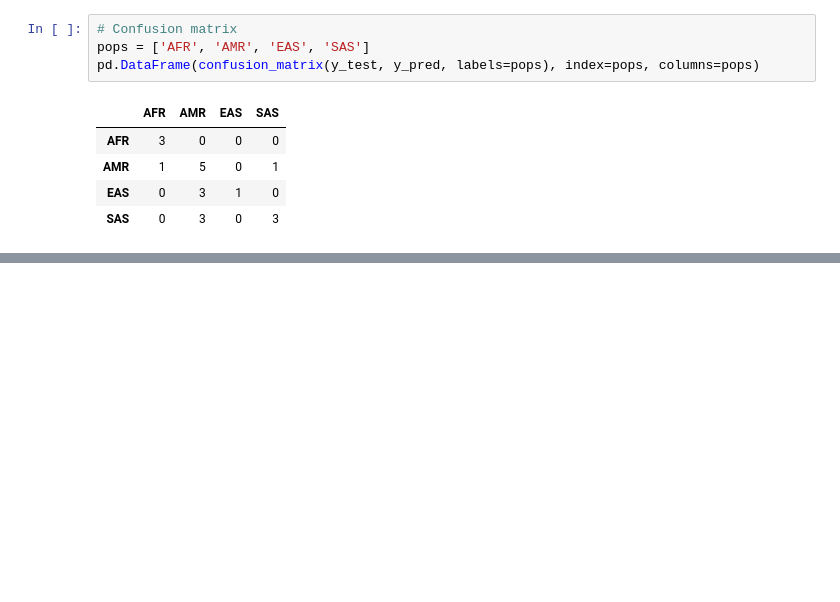
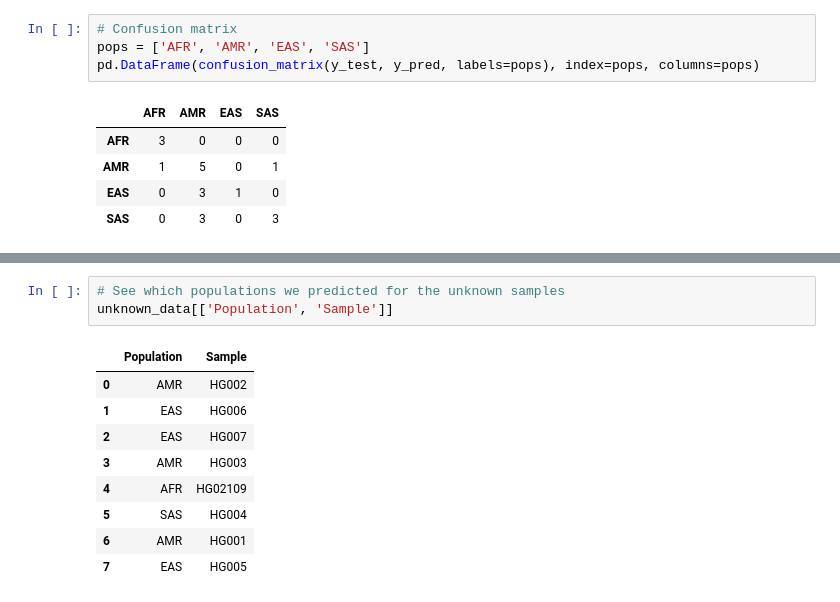
Before and after one commit to collaborativebioinformatics/tandemrepeats, a Jupyter notebook: English_EDA/MainNotebook.ipynb, the cells around one changed output, grey strips where cells are left out. Saved outputs shown, nothing was run; the diff lists cells and outputs as text; blank space fills up the shorter version.

```diff
--- a/English_EDA/MainNotebook.ipynb
+++ b/English_EDA/MainNotebook.ipynb
@@ -253,0 +221,13 @@ pd.DataFrame(confusion_matrix(y_test, y_pred, labels=pops), index=pops, columns=
+# %%
+# See which populations we predicted for the unknown samples
+unknown_data[['Population', 'Sample']]
+# %% [output]
+|  | Population | Sample |
+| 0 | AMR | HG002 |
+| 1 | EAS | HG006 |
+| 2 | EAS | HG007 |
+| 3 | AMR | HG003 |
+| 4 | AFR | HG02109 |
+| 5 | SAS | HG004 |
+| 6 | AMR | HG001 |
+| 7 | EAS | HG005 |
```
Also changed, not shown: parts of 4 cells of this notebook.
